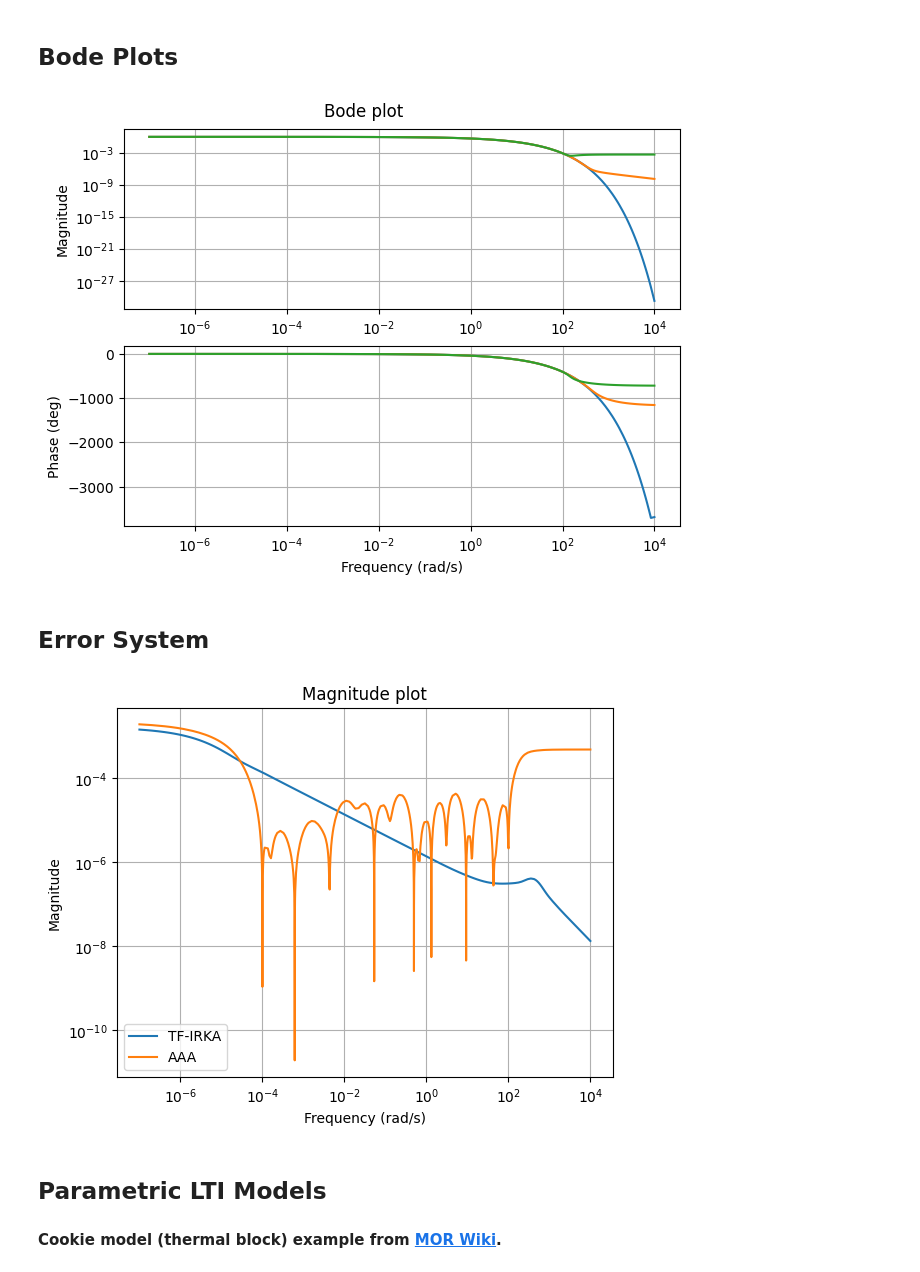
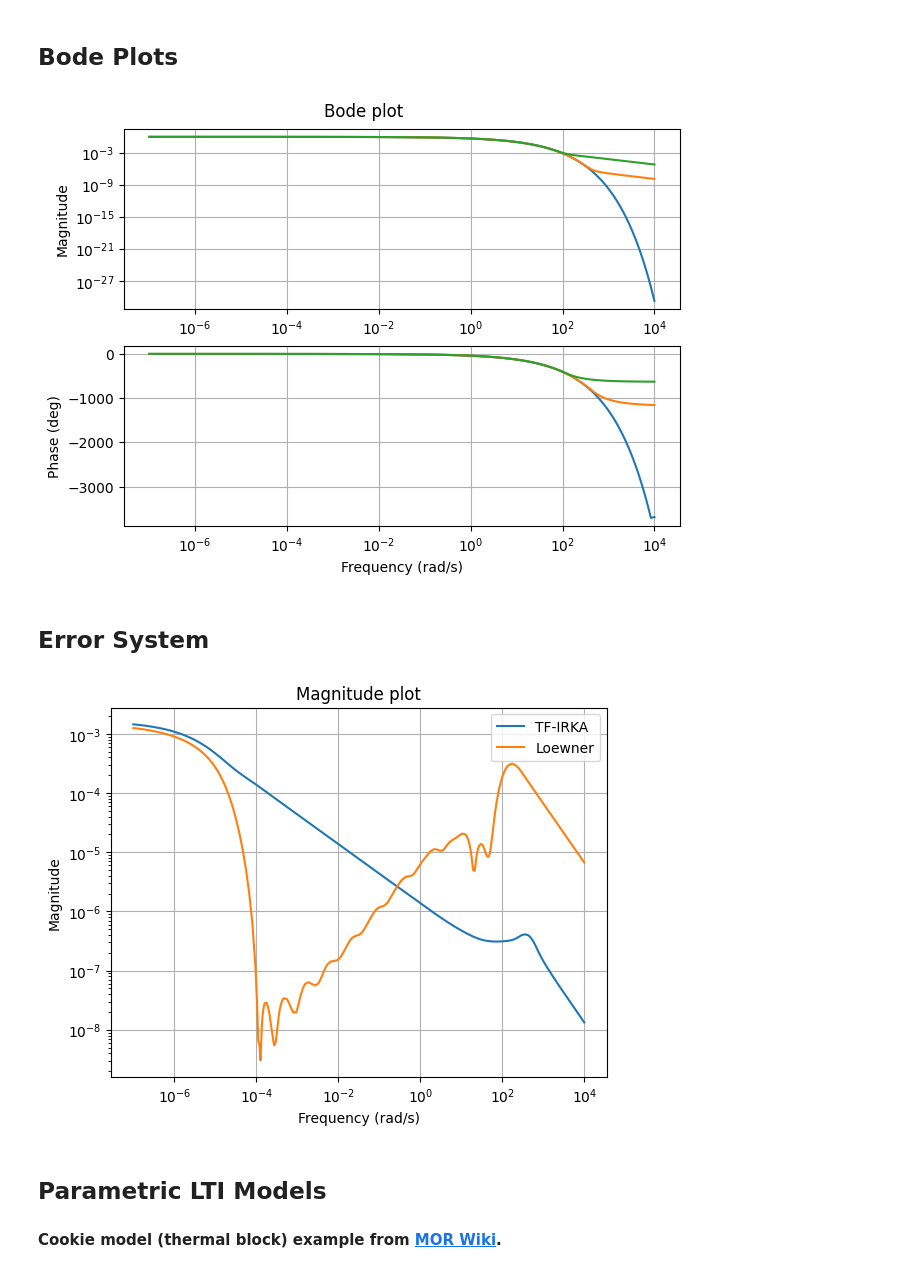
Before and after one commit to lbalicki/pymor-intro, a Jupyter notebook: pymor-intro.ipynb, the cells around one changed output. Saved outputs shown, nothing was run; the diff lists cells and outputs as text; code cells hidden in the pictures.

```diff
--- a/pymor-intro.ipynb
+++ b/pymor-intro.ipynb
@@ -475,7 +476,6 @@ _ = tf_err.mag_plot(w_tf)
 # %%
-from pymor.reductors.aaa import PAAAReductor
+from pymor.reductors.loewner import LoewnerReductor
 
 sampling_values = 1j * np.logspace(-4, 2, 100)
 sampling_values = np.concatenate((sampling_values, -sampling_values))
-sampling_values = [sampling_values]
-aaa = PAAAReductor(sampling_values, tf)
+loewner = LoewnerReductor(sampling_values, tf)
@@ -489,0 +482,2 @@ TransferFunction(1, 1, <function make_bary_func.<locals>.bary_func at 0x...>, pr
+# %%
+loewner_rom = loewner.reduce(r=20)
@@ -493,8 +505,8 @@ TransferFunction(1, 1, <function make_bary_func.<locals>.bary_func at 0x...>, pr
 fig, ax = plt.subplots(2, 1, squeeze=False, constrained_layout=True)
 _ = tf.bode_plot(w_tf, ax=ax)
 _ = tf_rom.transfer_function.bode_plot(w_tf, ax=ax)
-_ = aaa_rom.bode_plot(w_tf, ax=ax)
+_ = loewner_rom.transfer_function.bode_plot(w_tf, ax=ax)
 # %% [output]
-[figure, old version]
+[figure, new version]
 # %% [markdown]
 ## Error System
@@ -503,10 +513,12 @@ aaa_err = tf - aaa_rom
+# %%
+loewner_err = tf - loewner_rom
 # %%
 fig, ax = plt.subplots()
 _ = tf_err.mag_plot(w_tf, ax=ax, label='TF-IRKA')
-_ = aaa_err.mag_plot(w_tf, ax=ax, label='AAA')
+_ = loewner_err.mag_plot(w_tf, ax=ax, label='Loewner')
 _ = ax.legend()
 # %% [output]
-[figure, old version]
+[figure, new version]
 # %% [markdown]
 ## Parametric LTI Models
 
```
Also changed, not shown: parts of 32 cells of this notebook, 8 other files.
